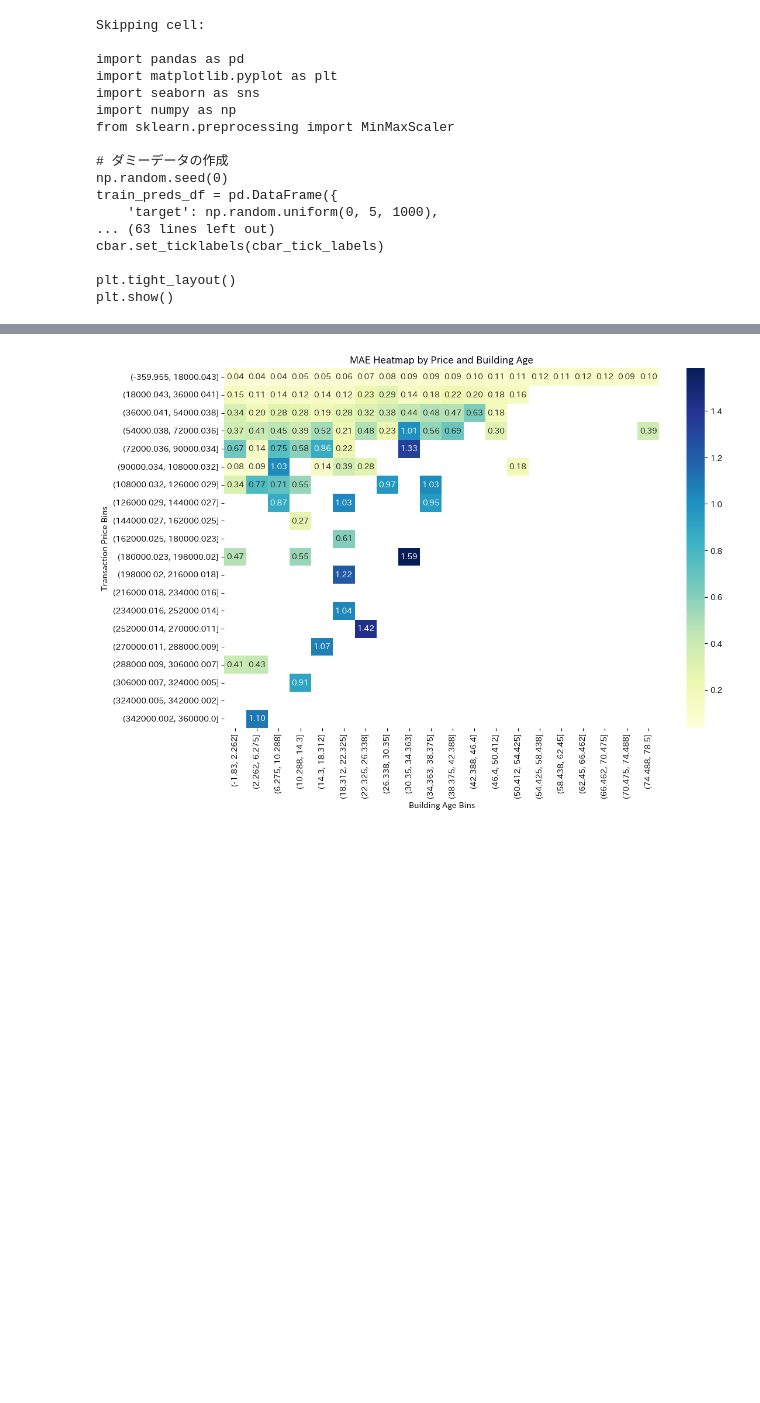
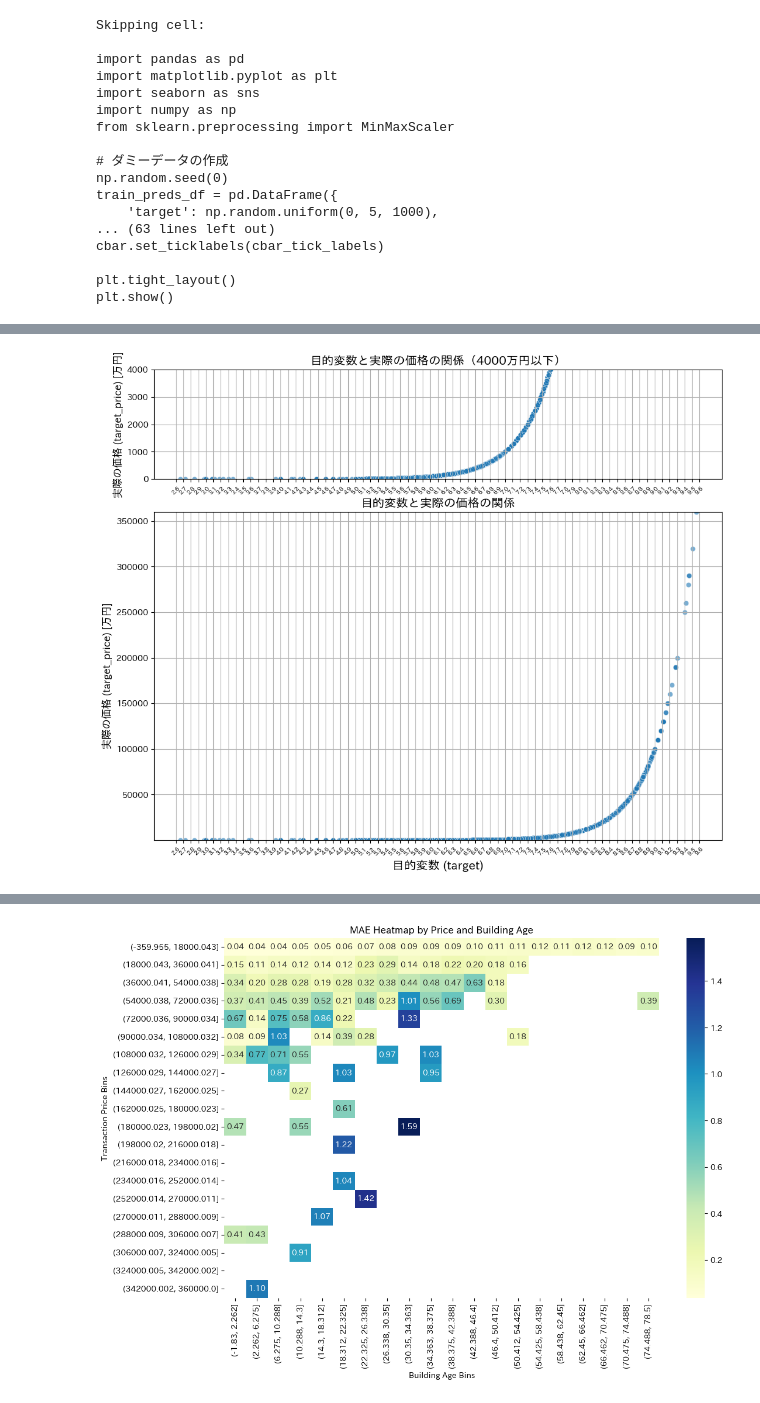
Before and after one commit to yuto12fr124/apartment_price_prediction_summer_2024, a Jupyter notebook: code/EDA/EDA_pred_v3.ipynb, the cells around one changed output, grey strips where cells are left out. Saved outputs shown, nothing was run; the diff lists cells and outputs as text; code cells hidden in the pictures; blank space fills up the shorter version.

```diff
--- a/code/EDA/EDA_pred_v3.ipynb
+++ b/code/EDA/EDA_pred_v3.ipynb
@@ -348,3 +351,88 @@ cbar.set_ticklabels(cbar_tick_labels)
 
 plt.tight_layout()
 plt.show()
+# %%
+import pandas as pd
+import matplotlib.pyplot as plt
+import seaborn as sns
+import numpy as np
+from sklearn.preprocessing import MinMaxScaler
+import matplotlib.gridspec as gridspec
+
+
+# target_priceの計算（targetがlog10(price)の場合）
+train_preds_df["target_price"] = 10 ** train_preds_df["target"] / 10000
+
+# 平均絶対誤差（MAE）の計算
+train_preds_df["mae"] = abs(train_preds_df["target"] - train_preds_df["pred_weight"])
+
+# target_priceが一定の値以上の行を削除する
+threshold = 800000  # ここで削除したいtarget_priceの閾値を設定
+if threshold is not None:
+    train_preds_df = train_preds_df[train_preds_df["target_price"] < threshold]
+
+# predicted_weight_priceの計算
+train_preds_df["predicted_weight_price"] = 10 ** train_preds_df["pred_weight"] / 10000
+
+# mae_priceの計算
+train_preds_df["mae_price"] = abs(train_preds_df["target_price"] - train_preds_df["predicted_weight_price"])
+
+# 上位10%の誤差が大きい物件を抽出
+high_error_df = train_preds_df[train_preds_df['mae'] >= train_preds_df['mae'].quantile(0.9)]
+# 下位10%の誤差が小さい物件を抽出
+low_error_df = train_preds_df[train_preds_df['mae'] <= train_preds_df['mae'].quantile(0.1)]
+
+# mae_priceのランキングを計算（同じ値は同じランク）
+train_preds_df['mae_price_rank'] = train_preds_df['mae_price'].rank(method='min', ascending=True)
+
+# ランキングを正規化
+scaler = MinMaxScaler()
+train_preds_df['mae_price_rank_normalized'] = scaler.fit_transform(train_preds_df[['mae_price_rank']])
+
+# 結果の表示
+print("Filtered DataFrame:")
+print(train_preds_df.head())
+
+print("\nHigh Error DataFrame:")
+print(high_error_df.head())
+
+print("\nLow Error DataFrame:")
+print(low_error_df.head())
+
+# x軸のメモリを0.1刻みに設定するための範囲計算
+min_target = train_preds_df['target'].min()
+max_target = train_preds_df['target'].max()
+x_ticks = np.arange(np.floor(min_target * 10) / 10, np.ceil(max_target * 10) / 10 + 0.1, 0.1)
+
+# グラフの作成
+fig = plt.figure(figsize=(12, 10))
+gs = gridspec.GridSpec(2, 1, height_ratios=[1, 3], hspace=0.15)
+
+# 上部のグラフ：小さいtarget_priceにフォーカス
+ax0 = plt.subplot(gs[0])
+sns.scatterplot(x='target', y='target_price', data=train_preds_df, alpha=0.6, ax=ax0)
+ax0.set_ylim(0, train_preds_df['target_price'].quantile(0.85))  # 小さい値にフォーカス
+ax0.set_title('目的変数と実際の価格の関係（4000万円以下）', fontsize=14)
+ax0.set_xlabel('')
+ax0.set_ylabel('実際の価格 (target_price) [万円]', fontsize=12)
+ax0.grid(True)
+ax0.set_xticks(x_ticks)  # x軸のメモリを設定
+
+# 下部のグラフ：全体の関係
+ax1 = plt.subplot(gs[1], sharex=ax0)
+sns.scatterplot(x='target', y='target_price', data=train_preds_df, alpha=0.6, ax=ax1)
+ax1.set_ylim(train_preds_df['target_price'].min(), train_preds_df['target_price'].max())
+ax1.set_title('目的変数と実際の価格の関係', fontsize=14)
+ax1.set_xlabel('目的変数 (target)', fontsize=14)
+ax1.set_ylabel('実際の価格 (target_price) [万円]', fontsize=12)
+ax1.grid(True)
+ax1.set_xticks(x_ticks)  # x軸のメモリを設定
+
+# 共有x軸の設定
+#plt.setp(ax0.get_xticklabels(), visible=False)
+plt.setp(ax0.get_xticklabels(), rotation=45, fontsize=7)
+plt.setp(ax1.get_xticklabels(), rotation=45, fontsize=7)
+
+plt.tight_layout()
+plt.show()
+# %% [output]
@@ -351,3 +456,4 @@ plt.show()
+[figure, added]
 # %%
 import pandas as pd
 import matplotlib.pyplot as plt
```
Also changed, not shown: parts of 12 cells of this notebook, 9 other files.
